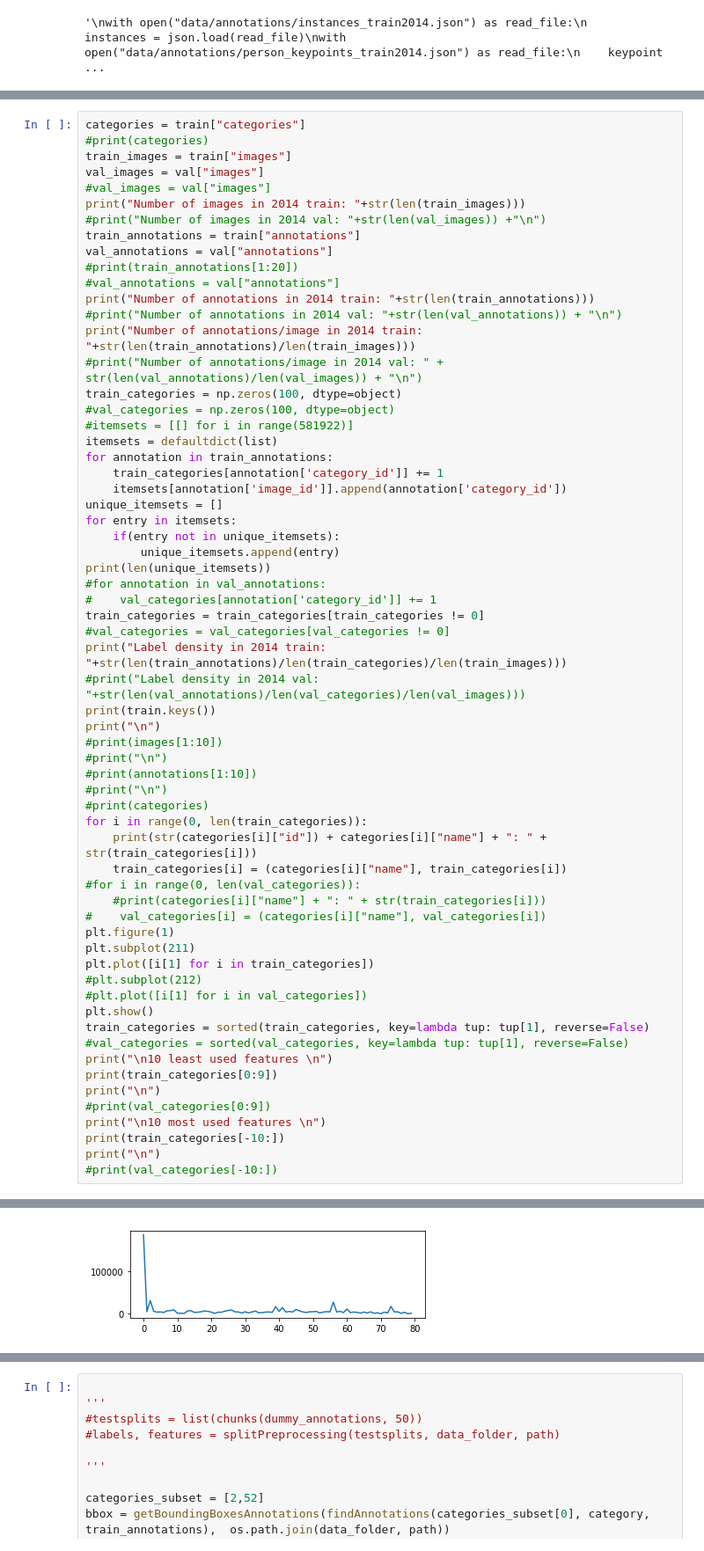
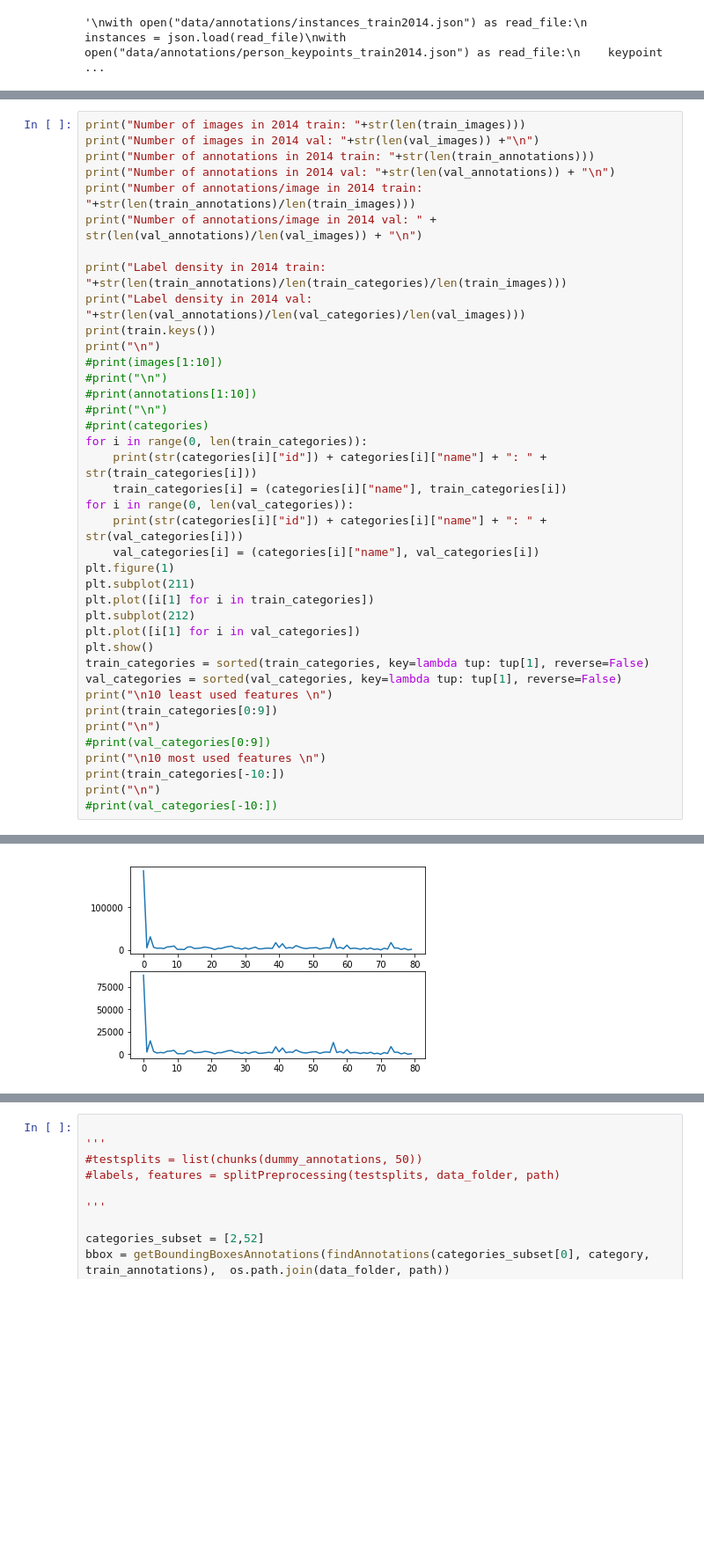
Before and after one commit to Anilith/Avanade, a Jupyter notebook: Thesis.ipynb, the cells around one changed output, grey strips where cells are left out. Shown at 88% size. Saved outputs shown, nothing was run; the diff lists cells and outputs as text; blank space fills up the shorter version.

```diff
--- a/Thesis.ipynb
+++ b/Thesis.ipynb
@@ -254,37 +249,13 @@ with open("data/annotations/person_keypoints_train2014.json") as read_file:
 # %%
-categories = train["categories"]
-#print(categories)
-train_images = train["images"]
-val_images = val["images"]
-#val_images = val["images"]
 print("Number of images in 2014 train: "+str(len(train_images)))
-#print("Number of images in 2014 val: "+str(len(val_images)) +"\n")
-train_annotations = train["annotations"]
-val_annotations = val["annotations"]
-#print(train_annotations[1:20])
-#val_annotations = val["annotations"]
+print("Number of images in 2014 val: "+str(len(val_images)) +"\n")
 print("Number of annotations in 2014 train: "+str(len(train_annotations)))
-#print("Number of annotations in 2014 val: "+str(len(val_annotations)) + "\n")
+print("Number of annotations in 2014 val: "+str(len(val_annotations)) + "\n")
 print("Number of annotations/image in 2014 train: "+str(len(train_annotations)/len(train_images)))
-#print("Number of annotations/image in 2014 val: " + str(len(val_annotations)/len(val_images)) + "\n")
-train_categories = np.zeros(100, dtype=object)
-#val_categories = np.zeros(100, dtype=object)
-#itemsets = [[] for i in range(581922)]
-itemsets = defaultdict(list)
-for annotation in train_annotations:
-    train_categories[annotation['category_id']] += 1
-    itemsets[annotation['image_id']].append(annotation['category_id'])
-unique_itemsets = []
-for entry in itemsets:
-    if(entry not in unique_itemsets):
-        unique_itemsets.append(entry)
-print(len(unique_itemsets))
-#for annotation in val_annotations:
-#    val_categories[annotation['category_id']] += 1
-train_categories = train_categories[train_categories != 0]
-#val_categories = val_categories[val_categories != 0]
+print("Number of annotations/image in 2014 val: " + str(len(val_annotations)/len(val_images)) + "\n")
+
 print("Label density in 2014 train: "+str(len(train_annotations)/len(train_categories)/len(train_images)))
-#print("Label density in 2014 val: "+str(len(val_annotations)/len(val_categories)/len(val_images)))
+print("Label density in 2014 val: "+str(len(val_annotations)/len(val_categories)/len(val_images)))
 print(train.keys())
 print("\n")
 #print(images[1:10])
@@ -295,17 +266,17 @@ print("\n")
 for i in range(0, len(train_categories)):
     print(str(categories[i]["id"]) + categories[i]["name"] + ": " + str(train_categories[i]))
     train_categories[i] = (categories[i]["name"], train_categories[i])
-#for i in range(0, len(val_categories)):
-    #print(categories[i]["name"] + ": " + str(train_categories[i]))
-#    val_categories[i] = (categories[i]["name"], val_categories[i])
+for i in range(0, len(val_categories)):
+    print(str(categories[i]["id"]) + categories[i]["name"] + ": " + str(val_categories[i]))
+    val_categories[i] = (categories[i]["name"], val_categories[i])
 plt.figure(1)
 plt.subplot(211)
 plt.plot([i[1] for i in train_categories])
-#plt.subplot(212)
-#plt.plot([i[1] for i in val_categories])
+plt.subplot(212)
+plt.plot([i[1] for i in val_categories])
 plt.show()
 train_categories = sorted(train_categories, key=lambda tup: tup[1], reverse=False)
-#val_categories = sorted(val_categories, key=lambda tup: tup[1], reverse=False)
+val_categories = sorted(val_categories, key=lambda tup: tup[1], reverse=False)
 print("\n10 least used features \n")
 print(train_categories[0:9])
 print("\n")
@@ -335,4 +306,4 @@ dict_keys(['info', 'images', 'licenses', 'annotations', 'categories'])
-[figure, old version]
+[figure, new version]
 10 least used features
 
 [('hair drier', 135), ('toaster', 156), ('parking meter', 833), ('bear', 903), ('scissors', 1073), ('microwave', 1189), ('fire hydrant', 1316), ('stop sign', 1372), ('toothbrush', 1377)]
```
Also changed, not shown: parts of 71 cells of this notebook.
